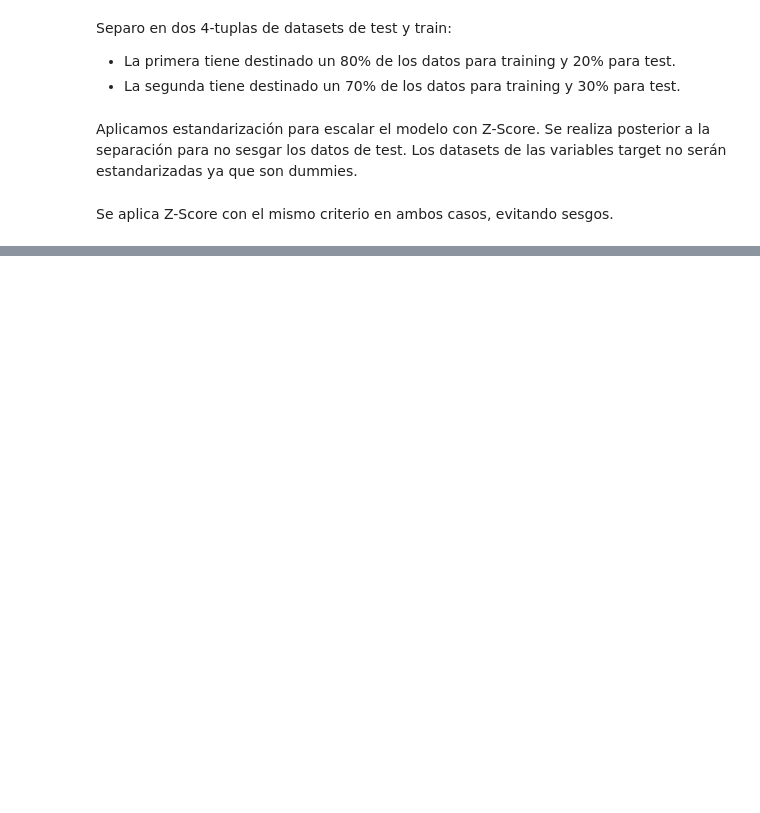
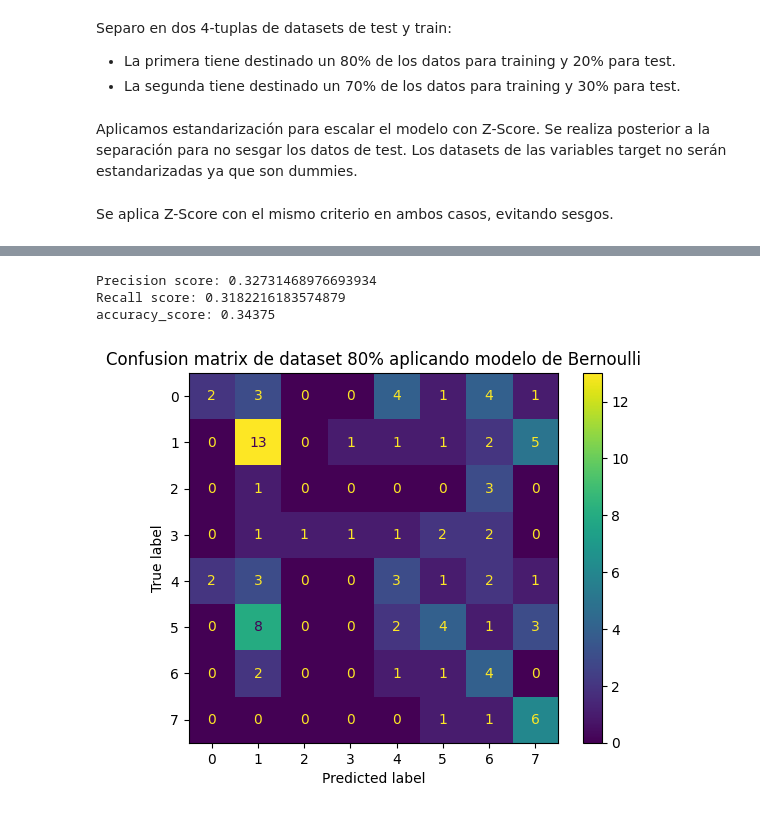
Before and after one commit to bpace1/TP2-Mineria-De-Datos, a Jupyter notebook: Tp_2.ipynb, the cells around one changed output, grey strips where cells are left out. Saved outputs shown, nothing was run; the diff lists cells and outputs as text; code cells hidden in the pictures; blank space fills up the shorter version.

```diff
--- a/Tp_2.ipynb
+++ b/Tp_2.ipynb
@@ -850,0 +951,21 @@ X_test_30_std: pd.DataFrame = pd.DataFrame(X_70.transform(X_test_30), columns=X_
+# %%
+bayes_ingenuo_80_bernoulli: BernoulliNB = BernoulliNB()
+bayes_ingenuo_70_bernoulli: BernoulliNB = BernoulliNB()
+# %%
+bayes_ingenuo_80_bernoulli.fit(X_train_80_std, y_train_80)
+
+y_pred_bayes_ingenuo_80_bernoulli = bayes_ingenuo_80_bernoulli.predict(X_test_20_std)
+
+
+print(f'Precision score: {precision_score(y_test_20, y_pred_bayes_ingenuo_80_bernoulli, average='macro')}')
+print(f'Recall score: {recall_score(y_test_20, y_pred_bayes_ingenuo_80_bernoulli, average='macro')}')
+print(f'accuracy_score: {accuracy_score(y_test_20, y_pred_bayes_ingenuo_80_bernoulli)}')
+
+confusion_matrix_80_bernoulli = confusion_matrix(y_test_20, y_pred_bayes_ingenuo_80_bernoulli)
+ConfusionMatrixDisplay(confusion_matrix_80_bernoulli).plot()
+plt.title('Confusion matrix de dataset 80% aplicando modelo de Bernoulli');
+# %% [output]
+Precision score: 0.32731468976693934
+Recall score: 0.3182216183574879
+accuracy_score: 0.34375
+[figure, added]
```
Also changed, not shown: parts of 23 cells of this notebook.
